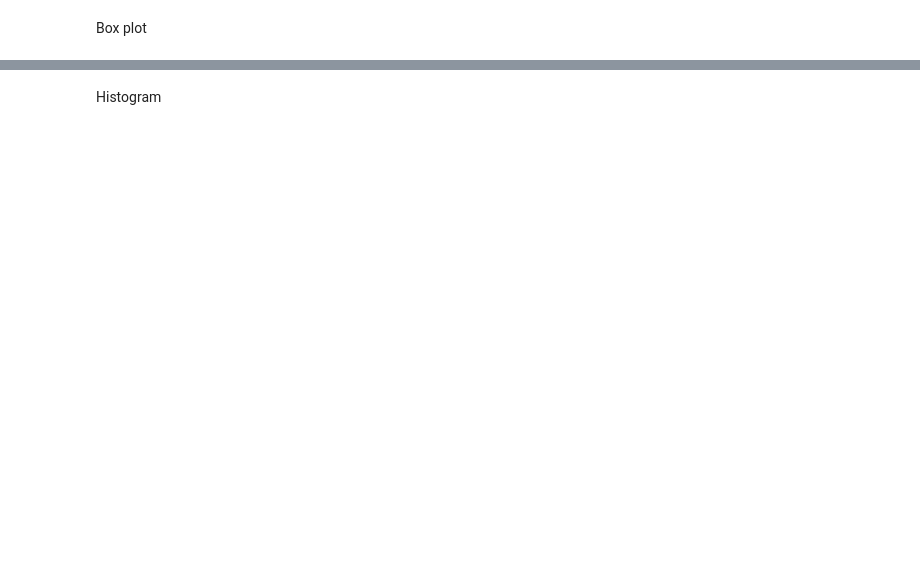
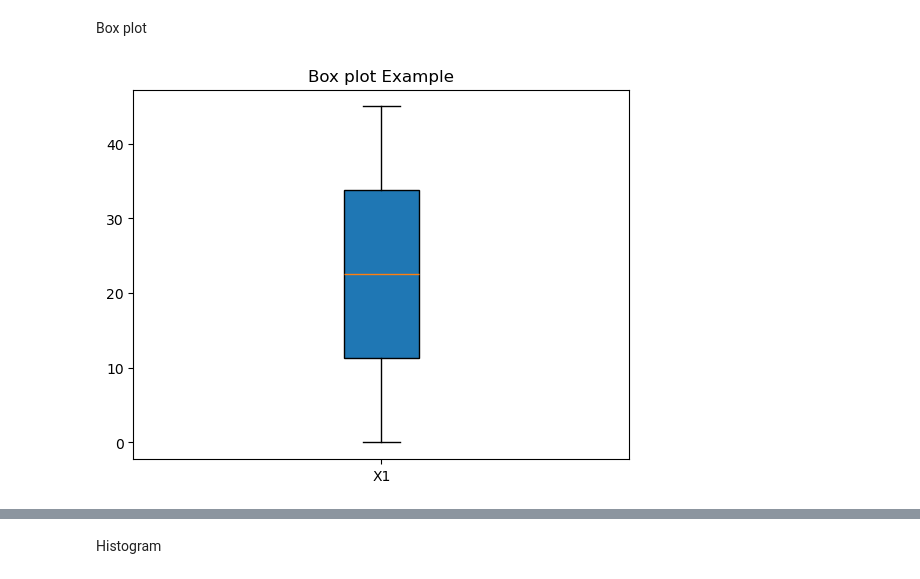
Before and after one commit to Vamc-24/LAB3-1, a Jupyter notebook: IDS/IDS LAB .ipynb, the cells around one changed output, grey strips where cells are left out. Drawn from its saved outputs; the diff is of its cells as text; code cells hidden in the pictures; blank space fills up the shorter version.

```diff
--- a/IDS/IDS LAB .ipynb
+++ b/IDS/IDS LAB .ipynb
@@ -651,5 +641,14 @@ plot.show()
 # %% [markdown]
 Box plot
+# %%
+#simple box plot
+import numpy as np
+data=[np.arange(0,50,5)]
+plot.boxplot(data,patch_artist=True,tick_labels=['X1'])
+plot.title("Box plot Example")
+plot.show()
+# %% [output]
+[figure, added]
 # %%
 import numpy as np
 data=[np.random.normal(0,std,100)for std in range(1,4)]
```
Also changed, not shown: parts of 11 cells of this notebook.
